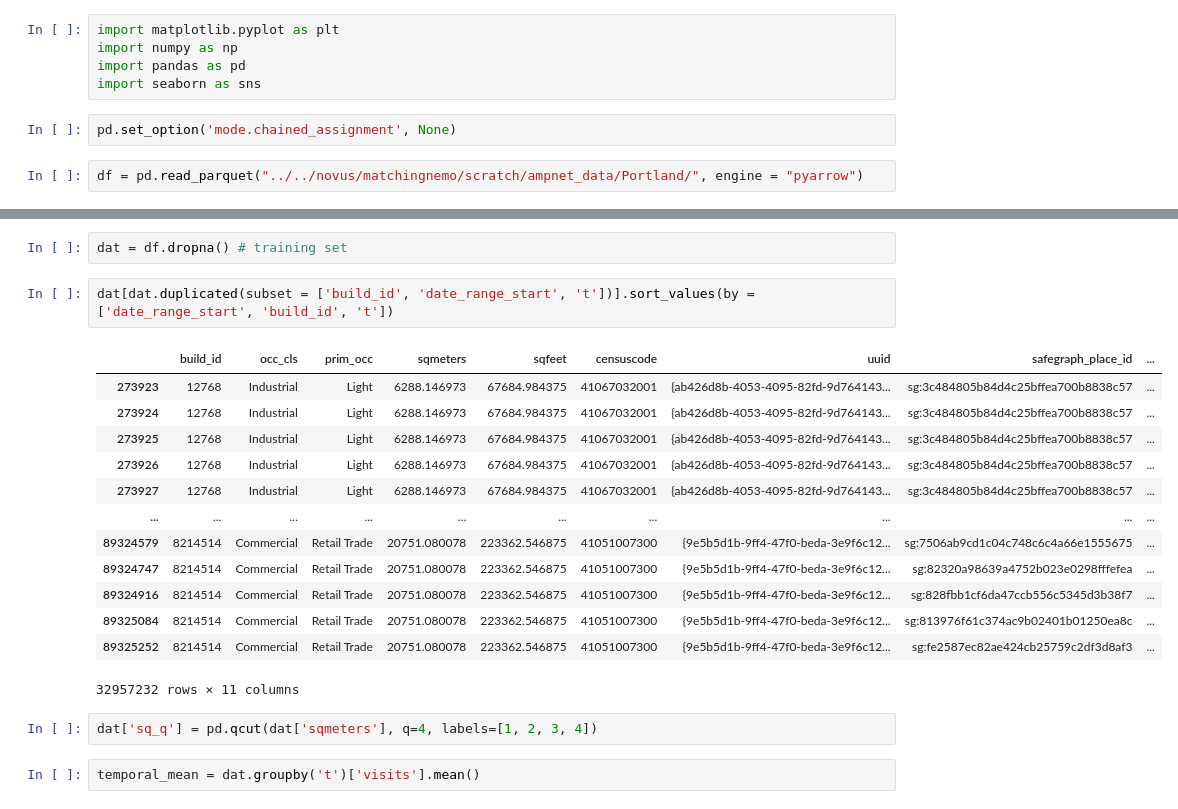
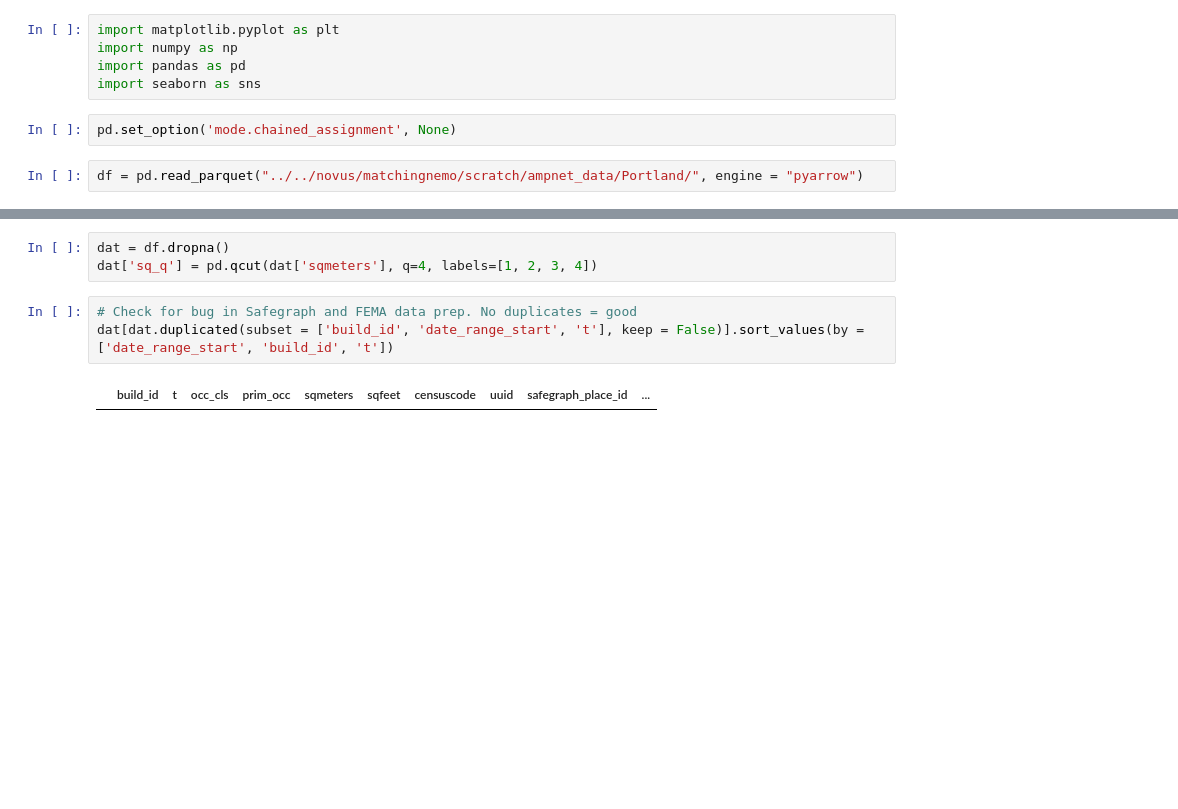
Before and after one commit to BenjaminDalziel/ampnet, a Jupyter notebook: code/marginal.ipynb, the cells around one changed output, grey strips where cells are left out. Cells and saved outputs as stored; diff of their text form; blank space fills up the shorter version.

```diff
--- a/code/marginal.ipynb
+++ b/code/marginal.ipynb
@@ -15,22 +15,8 @@ len(df[df['t'].notna()])/len(df['t'])
-# %%
-dat = df.dropna() # training set
+# %%
+dat = df.dropna()
+dat['sq_q'] = pd.qcut(dat['sqmeters'], q=4, labels=[1, 2, 3, 4])
 # %%
-dat[dat.duplicated(subset = ['build_id', 'date_range_start', 't'])].sort_values(by = ['date_range_start', 'build_id', 't'])
+# Check for bug in Safegraph and FEMA data prep. No duplicates = good
+dat[dat.duplicated(subset = ['build_id', 'date_range_start', 't'], keep = False)].sort_values(by = ['date_range_start', 'build_id', 't'])
 # %% [output]
-|  | build_id | occ_cls | prim_occ | sqmeters | sqfeet | censuscode | uuid | safegraph_place_id | ... |
-| 273923 | 12768 | Industrial | Light | 6288.146973 | 67684.984375 | 41067032001 | {ab426d8b-4053-4095-82fd-9d764143... | sg:3c484805b84d4c25bffea700b8838c57 | ... |
-| 273924 | 12768 | Industrial | Light | 6288.146973 | 67684.984375 | 41067032001 | {ab426d8b-4053-4095-82fd-9d764143... | sg:3c484805b84d4c25bffea700b8838c57 | ... |
-| 273925 | 12768 | Industrial | Light | 6288.146973 | 67684.984375 | 41067032001 | {ab426d8b-4053-4095-82fd-9d764143... | sg:3c484805b84d4c25bffea700b8838c57 | ... |
-| 273926 | 12768 | Industrial | Light | 6288.146973 | 67684.984375 | 41067032001 | {ab426d8b-4053-4095-82fd-9d764143... | sg:3c484805b84d4c25bffea700b8838c57 | ... |
-| 273927 | 12768 | Industrial | Light | 6288.146973 | 67684.984375 | 41067032001 | {ab426d8b-4053-4095-82fd-9d764143... | sg:3c484805b84d4c25bffea700b8838c57 | ... |
-| ... | ... | ... | ... | ... | ... | ... | ... | ... | ... |
-| 89324579 | 8214514 | Commercial | Retail Trade | 20751.080078 | 223362.546875 | 41051007300 | {9e5b5d1b-9ff4-47f0-beda-3e9f6c12... | sg:7506ab9cd1c04c748c6c4a66e1555675 | ... |
-| 89324747 | 8214514 | Commercial | Retail Trade | 20751.080078 | 223362.546875 | 41051007300 | {9e5b5d1b-9ff4-47f0-beda-3e9f6c12... | sg:82320a98639a4752b023e0298fffefea | ... |
-| 89324916 | 8214514 | Commercial | Retail Trade | 20751.080078 | 223362.546875 | 41051007300 | {9e5b5d1b-9ff4-47f0-beda-3e9f6c12... | sg:828fbb1cf6da47ccb556c5345d3b38f7 | ... |
-| 89325084 | 8214514 | Commercial | Retail Trade | 20751.080078 | 223362.546875 | 41051007300 | {9e5b5d1b-9ff4-47f0-beda-3e9f6c12... | sg:813976f61c374ac9b02401b01250ea8c | ... |
-| 89325252 | 8214514 | Commercial | Retail Trade | 20751.080078 | 223362.546875 | 41051007300 | {9e5b5d1b-9ff4-47f0-beda-3e9f6c12... | sg:fe2587ec82ae424cb25759c2df3d8af3 | ... |
+|  | build_id | t | occ_cls | prim_occ | sqmeters | sqfeet | censuscode | uuid | safegraph_place_id | ... |
-32957232 rows × 11 columns
-# %%
-dat['sq_q'] = pd.qcut(dat['sqmeters'], q=4, labels=[1, 2, 3, 4])
-# %%
-temporal_mean = dat.groupby('t')['visits'].mean()
```
Also changed, not shown: parts of 11 cells of this notebook, 1 other file.
